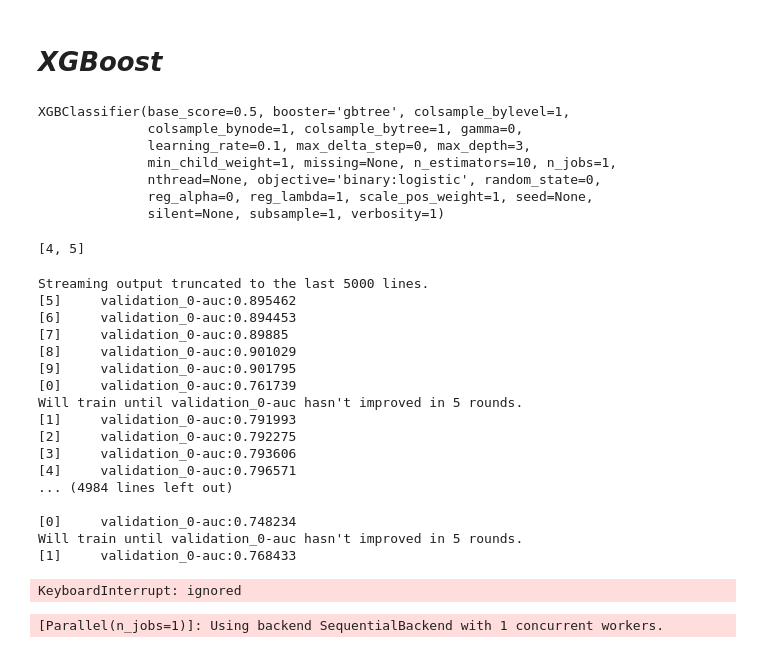
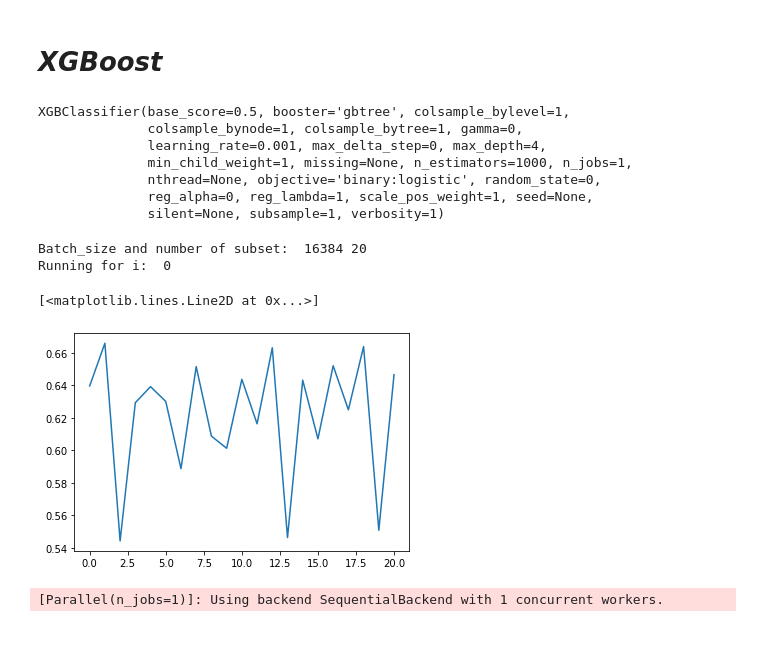
Before and after one commit to aquangnguyen1992/Advanced_Data_Science_Capstone, a Jupyter notebook: Capstone_Project.ipynb, the cells around one changed output. Saved outputs shown, nothing was run; the diff lists cells and outputs as text; code cells hidden in the pictures.

```diff
--- a/Capstone_Project.ipynb
+++ b/Capstone_Project.ipynb
@@ -475,5 +475,6 @@ from sklearn.metrics import accuracy_score
 
 
 # fit model no training data
-param_dist = {'objective':'binary:logistic', 'n_estimators':200}
+param_dist = {'objective':'binary:logistic', 'n_estimators':1000, 'max_depth': 4,
+              'learning_rate':0.001}
 model = XGBClassifier(**param_dist)
@@ -482,62 +493,57 @@ print(model)
 # %% [output]
 XGBClassifier(base_score=0.5, booster='gbtree', colsample_bylevel=1,
               colsample_bynode=1, colsample_bytree=1, gamma=0,
-              learning_rate=0.1, max_delta_step=0, max_depth=3,
-              min_child_weight=1, missing=None, n_estimators=10, n_jobs=1,
+              learning_rate=0.001, max_delta_step=0, max_depth=4,
+              min_child_weight=1, missing=None, n_estimators=1000, n_jobs=1,
               nthread=None, objective='binary:logistic', random_state=0,
               reg_alpha=0, reg_lambda=1, scale_pos_weight=1, seed=None,
               silent=None, subsample=1, verbosity=1)
-# %%
-a = [1,2,3,4,5]
-a[3:len(a)]
-# %% [output]
-[4, 5]
 # %%
 from sklearn.model_selection import KFold
 from sklearn.metrics import confusion_matrix
 rng = np.random.RandomState(31337)
 
-n_splits = 4
+n_splits = 10
 batch_size = 16384
 subset = np.floor(len(X_to_train)/batch_size).astype('int')
-print(batch_size, subset)
+print("Batch_size and number of subset: ", batch_size, subset)
+pre_list = []
+re_list = []
+f1_list = []
 for i in range(subset+1):
   print("Running for i: ", i)
   if i<subset:
-    x_train = X_to_train[batch_size*i:batch_size*(i+1)]
-    y_train = Y_to_train[batch_size*i:batch_size*(i+1)]
+    x_subset = X_to_train[batch_size*i:batch_size*(i+1)]
+    y_subset = Y_to_train[batch_size*i:batch_size*(i+1)]
   else:
-    x_train = X_to_train[batch_size*i:len(X_to_train)]
-    y_train = Y_to_train[batch_size*i:len(X_to_train)]
+    x_subset = X_to_train[batch_size*i:len(X_to_train)]
+    y_subset = Y_to_train[batch_size*i:len(X_to_train)]
   kf = KFold(n_splits=n_splits, shuffle=True, random_state=rng)
-  for train_index, test_index in kf.split(x_train):
-    eval_set=[(x_train[test_index], y_train[test_index])]
-    my_model = model.fit(x_train[train_index], y_train[train_index],
+  for train_index, test_index in kf.split(x_subset):
+    #print(x_subset.shape, test_index)
+    eval_set=[(x_subset[test_index], y_subset[test_index])]
+    model = model.fit(x_subset[train_index], y_subset[train_index],
                                     eval_set = eval_set,
-                                    early_stopping_rounds=5, eval_metric="auc",
+                                    early_stopping_rounds=10, eval_metric="auc",
                                     verbose=False)
-  predictions = my_model.predict(X_test[:batch_size])
-  actuals = Y_test[:batch_size]
-  print(confusion_matrix(actuals, predictions))
+  predictions = model.predict(X_test)
+  actuals = Y_test
+  tn, fp, fn, tp = confusion_matrix(actuals, predictions).ravel()
+  pre = tp*1.0/(tp + fp)
+  re = tp*1.0/(tp + fn)
+  f1 = 2.0*pre*re/(pre+re)
+  pre_list.append(pre)
+  re_list.append(re)
+  f1_list.append(f1)
+  print(tn, fp, fn, tp, f1)
 # %% [output]
-Streaming output truncated to the last 5000 lines.
-[5]     validation_0-auc:0.895462
-[6]     validation_0-auc:0.894453
-[7]     validation_0-auc:0.89885
-[8]     validation_0-auc:0.901029
-[9]     validation_0-auc:0.901795
-[0]     validation_0-auc:0.761739
-Will train until validation_0-auc hasn't improved in 5 rounds.
-[1]     validation_0-auc:0.791993
-[2]     validation_0-auc:0.792275
-[3]     validation_0-auc:0.793606
-[4]     validation_0-auc:0.796571
-... (4984 lines left out)
-
-[0]     validation_0-auc:0.748234
-Will train until validation_0-auc hasn't improved in 5 rounds.
-[1]     validation_0-auc:0.768433
+Batch_size and number of subset:  16384 20
+Running for i:  0
-KeyboardInterrupt: ignored
+# %%
+plt.plot(f1_list)
+# %% [output]
+[<matplotlib.lines.Line2D at 0x...>]
+[figure, added]
 # %%
 param_dist = {'objective':'binary:logistic'}
 classifier = BaggingClassifier(base_estimator=model,
```
Also changed, not shown: parts of 2 cells of this notebook.
